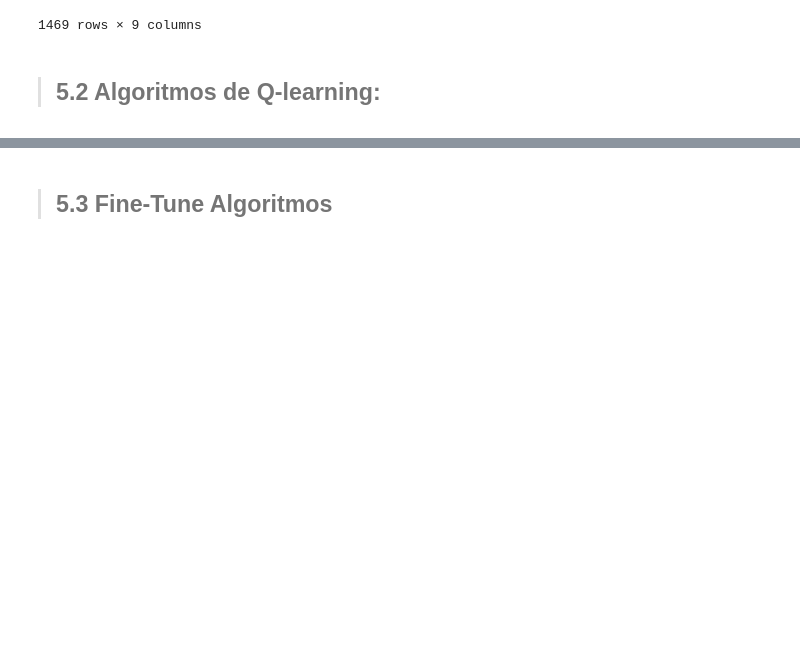
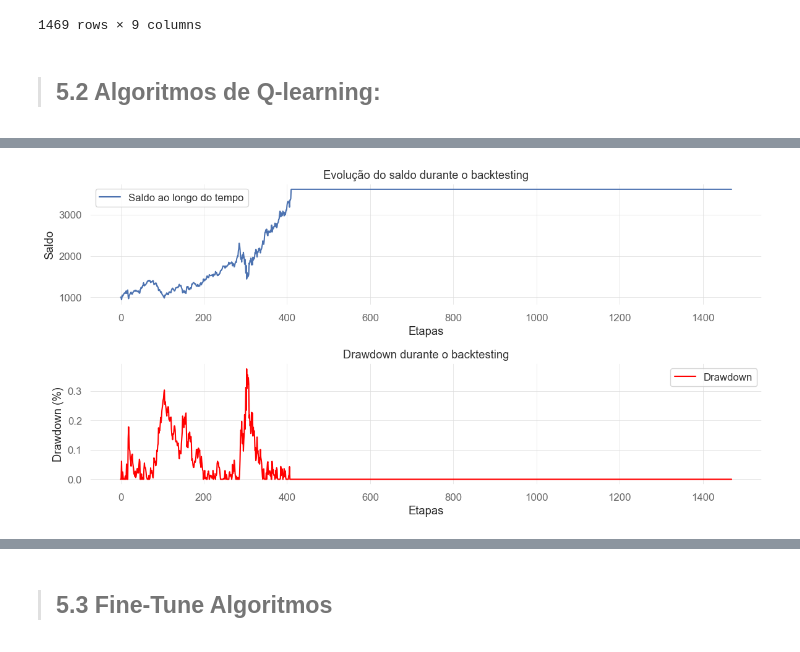
Before and after one commit to JoniFB03/OEOD, a Jupyter notebook: notebooks/Projeto_OEOD-Grupo7.ipynb, the cells around one changed output, grey strips where cells are left out. Cells and saved outputs as stored; diff of their text form; code cells hidden in the pictures; blank space fills up the shorter version.

Commit message:
backtest feito, VER MELHOR O VaR que acho que está mal

```diff
--- a/notebooks/Projeto_OEOD-Grupo7.ipynb
+++ b/notebooks/Projeto_OEOD-Grupo7.ipynb
@@ -1209,0 +1227,93 @@ Final balance: 1162.302390475751
+# %%
+def max_drawdown(account_values):
+    returns = account_values.diff(1) / account_values[:-1]
+    cumulative = (returns + 1).cumprod()
+    peak = cumulative.expanding(min_periods=1).max()
+    dd = (cumulative / peak) - 1
+    return dd.min()
+
+
+balance = initial_balance
+position = 0
+balance_over_time = [initial_balance]
+
+# Backtesting results
+for t in range(len(data) - 1):
+    state = data.iloc[t]['State']
+
+    # estado seja int e esteja nos limites
+    try:
+        state = int(state)
+        if state < 0 or state >= num_states:
+            raise ValueError(f"Estado inválido: {state}")
+    except ValueError as e:
+        print(e)
+        balance_over_time.append(balance + (position * prices[t] if position > 0 else 0))
+        continue
+
+    action = np.argmax(q_table[state])  # política já treinada!!
+
+    if action == 1:  # Buy
+        if position == 0:
+            position = balance / prices[t] # Buy currency
+            balance -= position * prices[t] * (1 + transaction_fee)
+    elif action == 2:  # Sell
+        if position > 0:
+            balance += position * prices[t] * (1 - transaction_fee) # Sell currency
+            position = 0
+    # Adicionar o balance ao histórico (até no Hold)
+    balance_over_time.append(balance + (position * prices[t] if position > 0 else 0))
+
+# balance final (inclui posição aberta, se existir)
+final_balance = balance + (position * prices[-1] if position > 0 else 0)
+balance_over_time.append(final_balance)
+
+# Q-Table
+print("Q-table:", q_table)
+print(f"Final balance: {final_balance}")
+
+# ROI
+roi = (final_balance - initial_balance) / initial_balance * 100
+print(f"Return on Investment (ROI): {roi:.2f}%")
+
+# Maximum Drawdown (MDD)
+balance_series = pd.Series(balance_over_time)
+mdd = max_drawdown(balance_series) * 100
+print(f"Maximum Drawdown (MDD): {mdd:.2f}%")  # MAXIMUM DRAWDOWN
+
+# Value at Risk (VaR) -> 95% confidence
+daily_returns = np.diff(balance_over_time) / balance_over_time[:-1]
+confidence_level = 0.95
+var_95 = -np.percentile(daily_returns, 100 * (1 - confidence_level))
+print(f"Value at Risk (95% confidence): {var_95:.2f}%")
+
+#########################################
+
+peak_balance = np.maximum.accumulate(balance_over_time)  # Pico acumulado do saldo
+drawdowns = (peak_balance - balance_over_time) / peak_balance  # Drawdown relativo
+
+'''
+GRÁFICOS DE BACKTEST
+'''
+
+plt.figure(figsize=(12, 6))
+
+plt.subplot(2, 1, 1)
+plt.plot(balance_over_time, label="Saldo ao longo do tempo")
+plt.title("Evolução do saldo durante o backtesting")
+plt.xlabel("Etapas")
+plt.ylabel("Saldo")
+plt.legend()
+
+
+plt.subplot(2, 1, 2)
+plt.plot(drawdowns, label="Drawdown", color='red')
+plt.title("Drawdown durante o backtesting")
+plt.xlabel("Etapas")
+plt.ylabel("Drawdown (%)")
+plt.legend()
+
+
+plt.tight_layout()
+plt.show()
+# %% [output]
@@ -1210,3 +1337,4 @@ Final balance: 1162.302390475751
+[figure, added]
 # %% [markdown]
 # <a class='anchor' id='5.2.2'></a>
 
```
Also changed, not shown: parts of 21 cells of this notebook.
